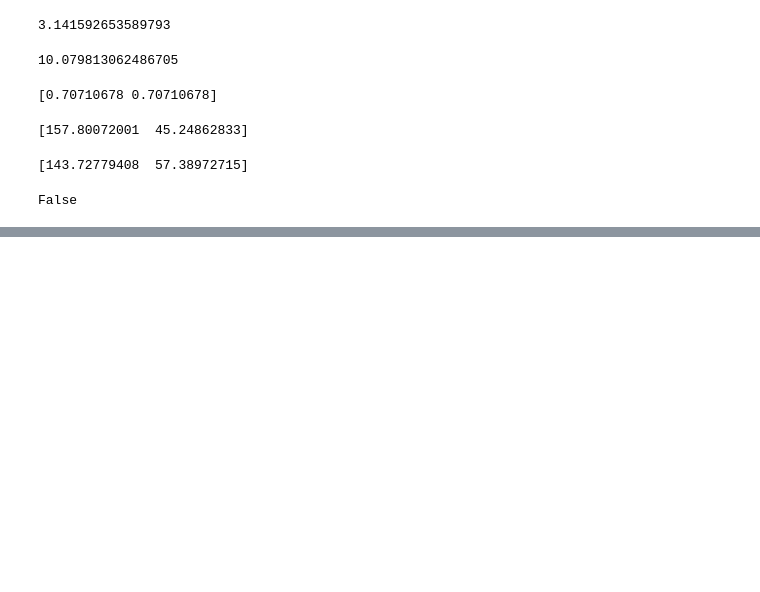
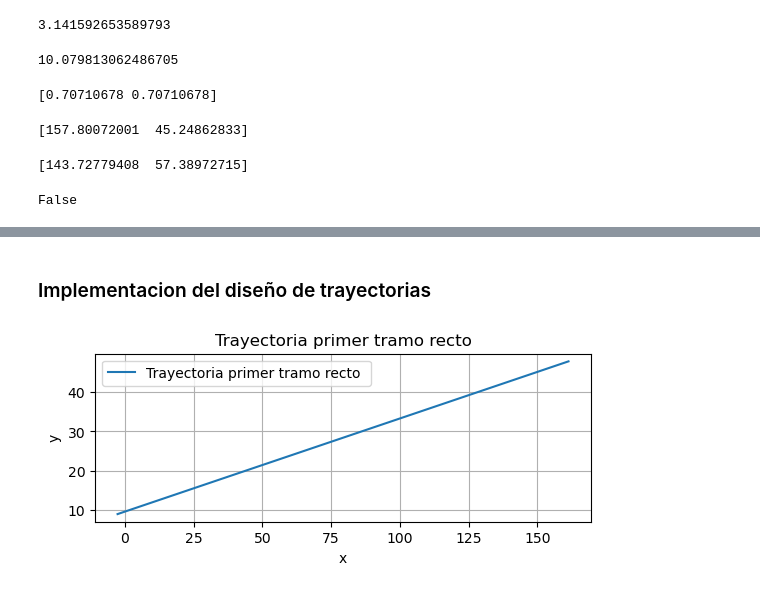
Before and after one commit to ricardolcvuba/tp_modelacion_grupo09, a Jupyter notebook: tp_modelacion.ipynb, the cells around one changed output, grey strips where cells are left out. Saved outputs shown, nothing was run; the diff lists cells and outputs as text; code cells hidden in the pictures; blank space fills up the shorter version.

```diff
--- a/tp_modelacion.ipynb
+++ b/tp_modelacion.ipynb
@@ -114,4 +29,4 @@ aceleracion_recta = 5
 # %%
 #Porque F depende de t???
 def f_fuerza(t):
-    return np.array([2.5,1.2])
+    return 1.5
@@ -492,0 +140,8 @@ def trayectoria():
+# %% [markdown]
+### Implementacion del diseño de trayectorias
+# %%
+def condicion_de_corte_limite(limite, operacion, y):
+    if operacion == "<":
+        return y < limite
+    elif operacion== ">":
+        return y > limite
@@ -492,0 +198,44 @@ def trayectoria():
+# %%
+#punto de inicio
+p_ini_der_1er_tramo = np.array([0,0])
+p_ini_izq_1er_tramo = punto_final_de_una_recta(p_ini_der_1er_tramo, 17.46, (180-107))
+p_ini_izq_1er_tramo = [-1, 1]*p_ini_izq_1er_tramo
+p_inicial_primer_tramo = punto_aleatorio_en_un_segmento(p_ini_der_1er_tramo, p_ini_izq_1er_tramo)
+
+#punto final
+p_final_izq_1er_tramo = punto_final_de_una_recta(p_ini_izq_1er_tramo, 154.50, 16.7)
+p_final_der_1er_tramo = punto_final_de_una_recta(p_ini_der_1er_tramo, 164.16, 16)
+p_final_primer_tramo = punto_aleatorio_en_un_segmento(p_final_izq_1er_tramo, p_final_der_1er_tramo)
+
+#angulo de trayectoria
+adyacente = abs(p_inicial_primer_tramo[0] - p_final_primer_tramo[0])
+opuesto = abs(p_inicial_primer_tramo[1] - p_final_primer_tramo[1])
+angulo_rad = math.atan2(opuesto, adyacente)
+
+#velocidad
+modulo_vel_inicial = random.uniform(62.2, 84.7222)
+vel_ini_x = modulo_vel_inicial*math.cos(angulo_rad)
+vel_ini_y = modulo_vel_inicial*math.sin(angulo_rad)
+
+t = 0
+h = 0.1
+x_result_1er_tramo = range_kutta_de_orden_4(f_recta, t, p_inicial_primer_tramo[0], vel_ini_x, h, p_final_der_1er_tramo[0], "<")
+y_result_1er_tramo = range_kutta_de_orden_4_aux(f_recta, t, p_inicial_primer_tramo[1], vel_ini_y, h, len(x_result_1er_tramo))
+
+pos_x_1er_tramo = [tupla[1] for tupla in x_result_1er_tramo]
+pos_y_1er_tramo = [tupla[1] for tupla in y_result_1er_tramo]
+vel_x_1er_tramo = [tupla[2] for tupla in x_result_1er_tramo]
+vel_y_1er_tramo = [tupla[2] for tupla in y_result_1er_tramo]
+t_final_1er_tramo = [tupla[0] for tupla in y_result_1er_tramo]
+t_final_1er_tramo = t_final_1er_tramo[-1]
+
+plt.subplot(2, 1, 1)
+plt.plot(pos_x_1er_tramo, pos_y_1er_tramo, label="Trayectoria primer tramo recto ")
+plt.xlabel("x")
+plt.ylabel("y")
+plt.title("Trayectoria primer tramo recto")
+plt.legend()
+plt.grid()
+plt.show()
+# %% [output]
+[figure, added]
```
Also changed, not shown: parts of 38 cells of this notebook.
